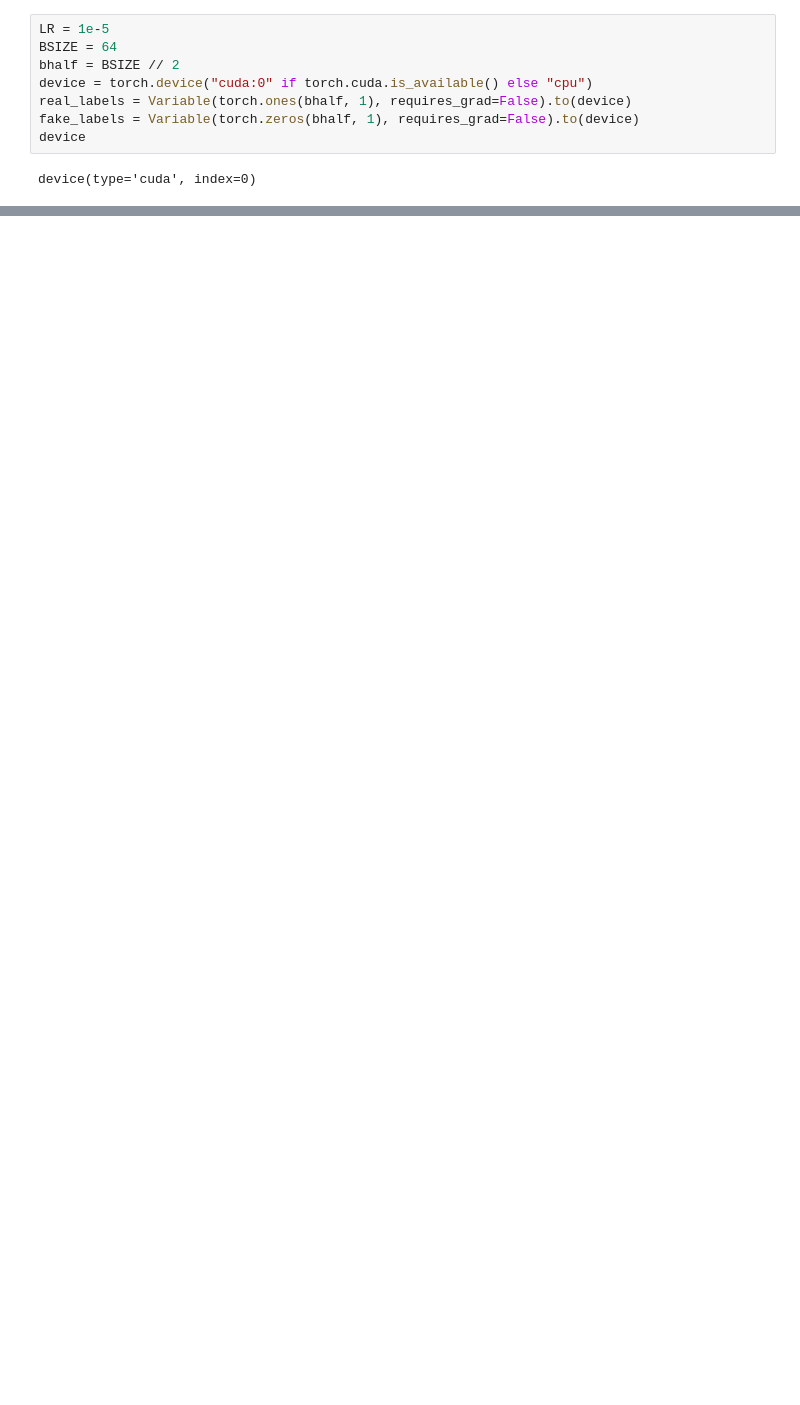
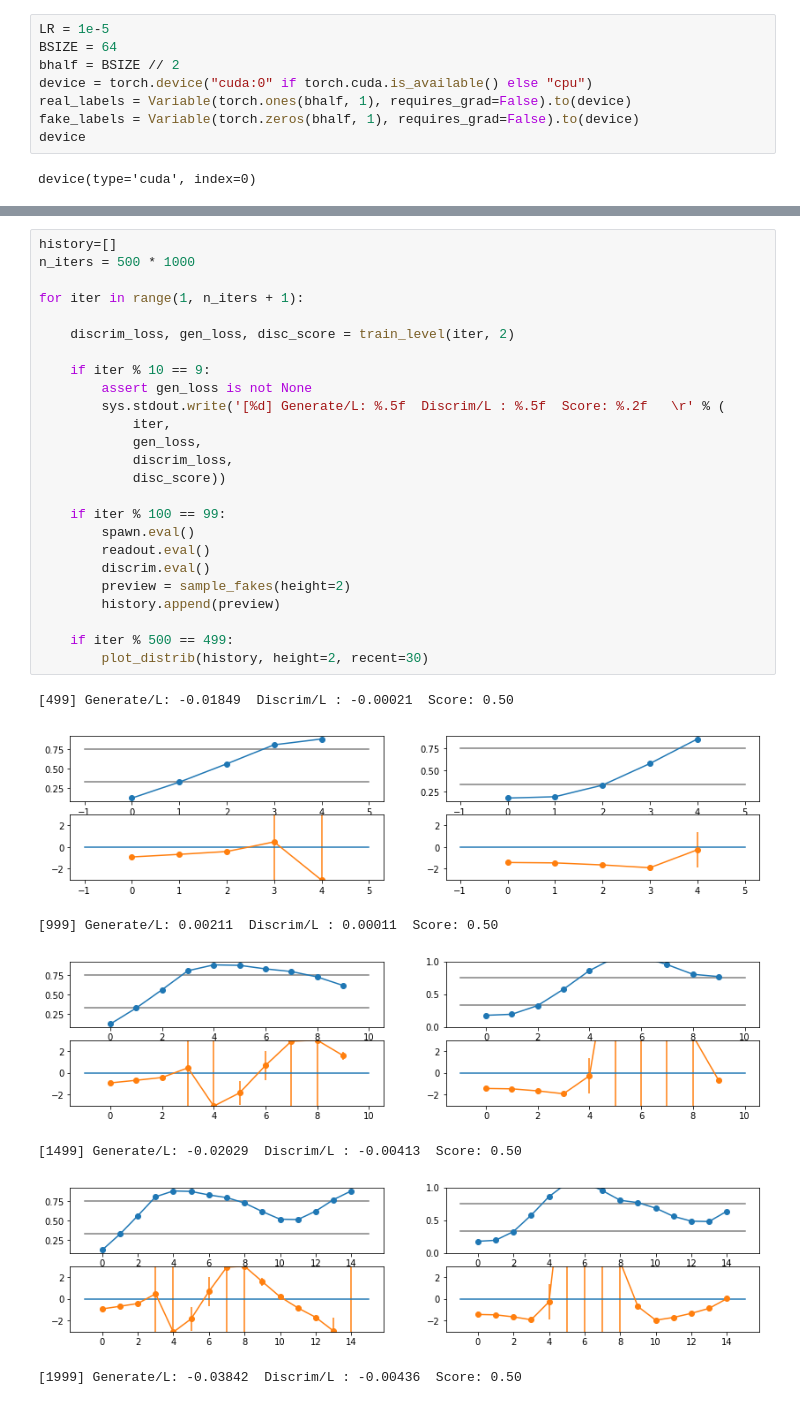
Before and after one commit to ul1994/mpgan, a Jupyter notebook: Hanoi.ipynb, the cells around one changed output, grey strips where cells are left out. Drawn from its saved outputs; the diff is of its cells as text; blank space fills up the shorter version.

```diff
--- a/Hanoi.ipynb
+++ b/Hanoi.ipynb
@@ -283,0 +364,33 @@ KeyboardInterrupt:
+# %%
+history=[]
+n_iters = 500 * 1000
+
+for iter in range(1, n_iters + 1):
+
+    discrim_loss, gen_loss, disc_score = train_level(iter, 2)
+
+    if iter % 10 == 9:
+        assert gen_loss is not None
+        sys.stdout.write('[%d] Generate/L: %.5f  Discrim/L : %.5f  Score: %.2f   \r' % (
+            iter,
+            gen_loss,
+            discrim_loss,
+            disc_score))
+
+    if iter % 100 == 99:
+        spawn.eval()
+        readout.eval()
+        discrim.eval()
+        preview = sample_fakes(height=2)
+        history.append(preview)
+
+    if iter % 500 == 499:
+        plot_distrib(history, height=2, recent=30)
+# %% [output]
+[499] Generate/L: -0.01849  Discrim/L : -0.00021  Score: 0.50
+[figure, added]
+[999] Generate/L: 0.00211  Discrim/L : 0.00011  Score: 0.50
+[figure, added]
+[1499] Generate/L: -0.02029  Discrim/L : -0.00413  Score: 0.50
+[figure, added]
+[1999] Generate/L: -0.03842  Discrim/L : -0.00436  Score: 0.50
```
Also changed, not shown: parts of 14 cells of this notebook, 1 other file.
